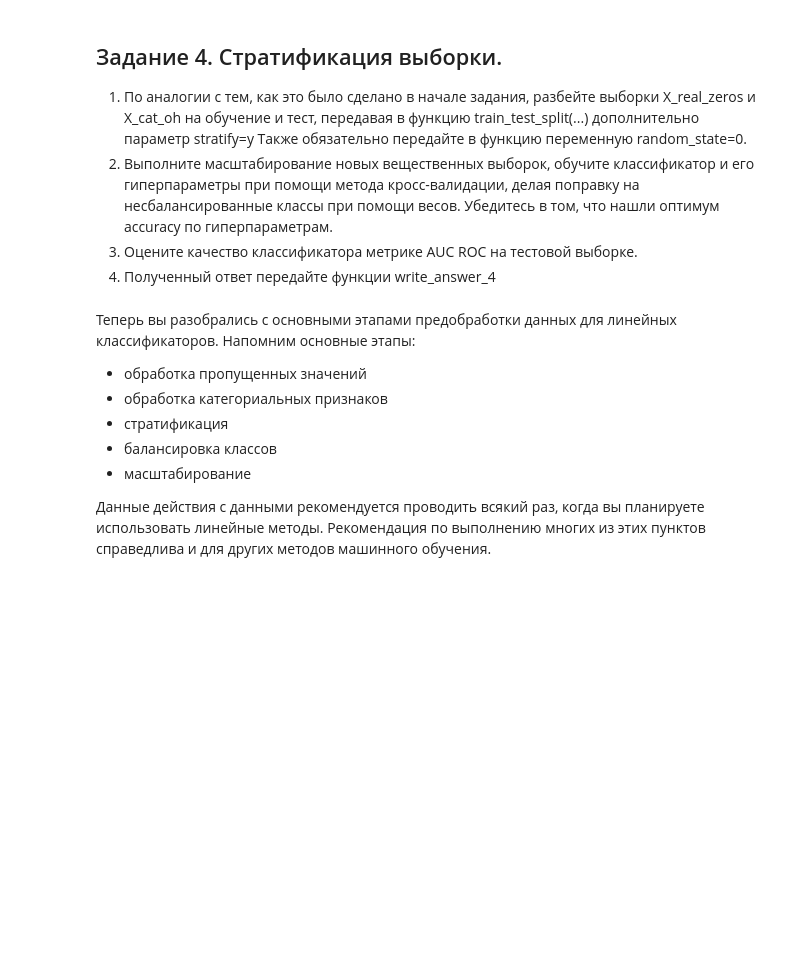
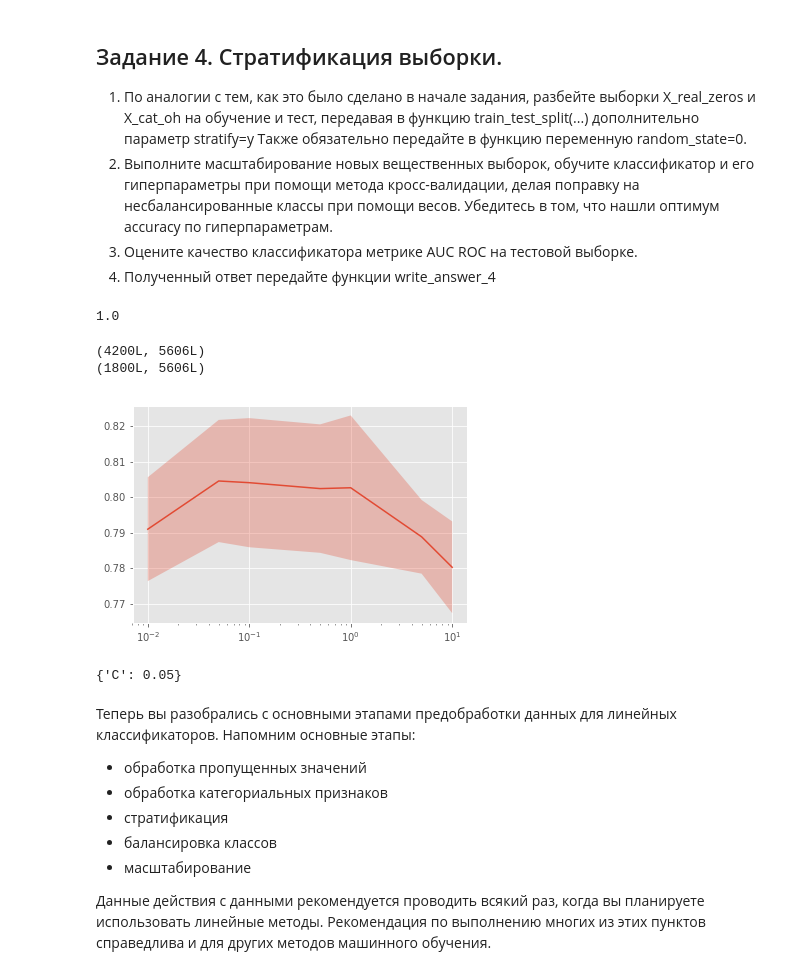
Before and after one commit to kirrlix1994/specialization_yandex_and_mipt, a Jupyter notebook: 2-supervised-learning/assignments/hw_c2_ w2_Preprocessing_LR_NEW.ipynb, the cells around one changed output. Saved outputs shown, nothing was run; the diff lists cells and outputs as text; code cells hidden in the pictures; blank space fills up the shorter version.

```diff
--- a/2-supervised-learning/assignments/hw_c2_ w2_Preprocessing_LR_NEW.ipynb
+++ b/2-supervised-learning/assignments/hw_c2_ w2_Preprocessing_LR_NEW.ipynb
@@ -647,0 +811,28 @@ print('AUC ROC for stratified samples: ', auc_stratified)
+# %%
+# scaling
+scaler_obj2 = StandardScaler()
+X_tr_str_sc = scaler_obj2.fit_transform(X_tr_str_real)
+X_ts_str_sc = scaler_obj2.fit_transform(X_ts_str_real)
+# %%
+X_tr_str_sc[:,10].std()
+# %% [output]
+1.0
+# %%
+# concatenate:
+X_tr_str = np.hstack((X_tr_str_sc, X_cat_tr_str))
+X_ts_st = np.hstack((X_ts_str_sc, X_cat_ts_str))
+print X_tr_str.shape
+print X_ts_st.shape
+# %% [output]
+(4200L, 5606L)
+(1800L, 5606L)
+# %%
+# CV
+est = LogisticRegression(penalty = "l2")
+model_str = GridSearchCV(est,param_grid,cv=cv).fit(X_tr_str,y_tr_str)
+# %%
+plot_scores(model_str)
+print model_str.best_params_
+# %% [output]
+[figure, added]
+{'C': 0.05}
```
Also changed, not shown: parts of 36 cells of this notebook, 3 other files.
